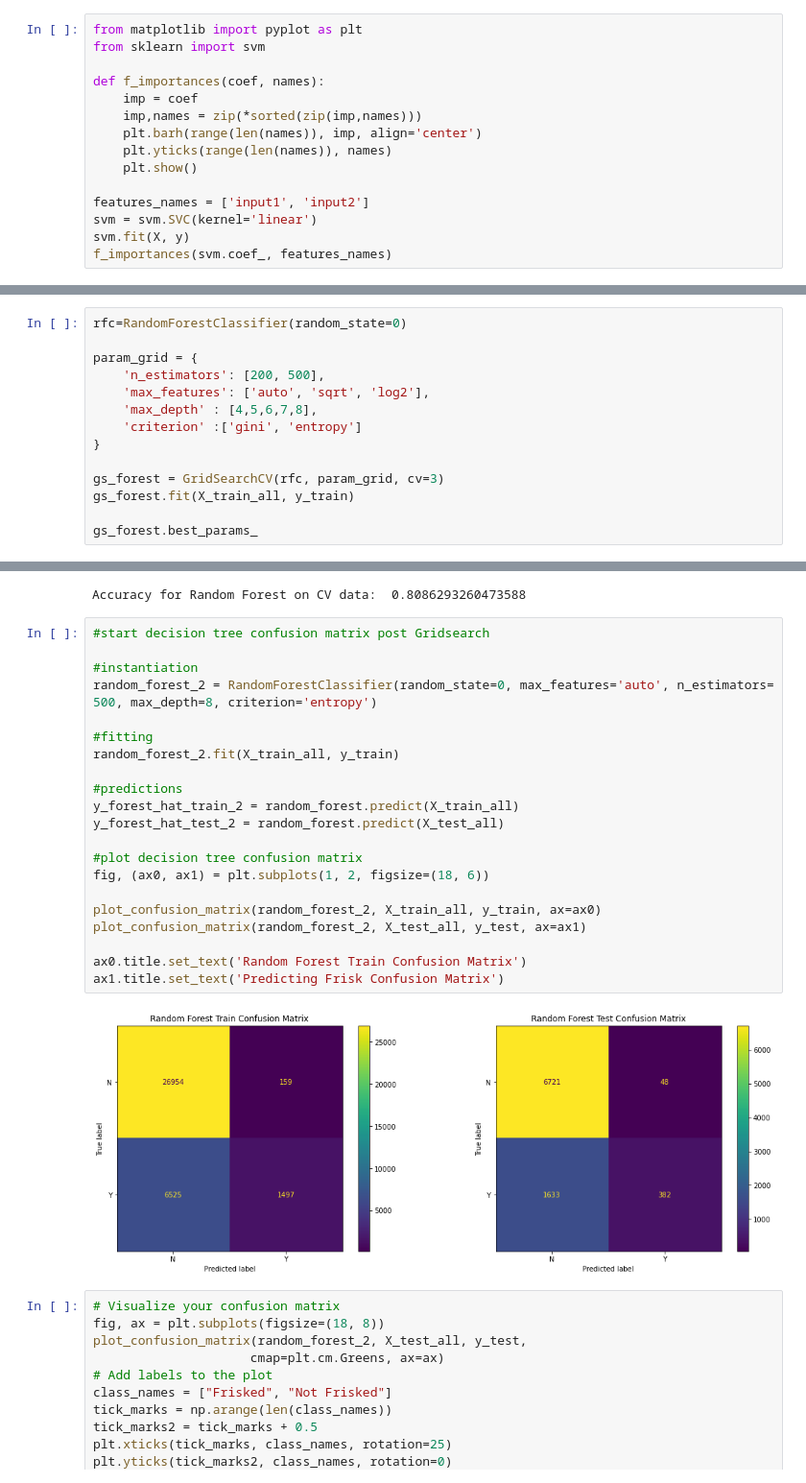
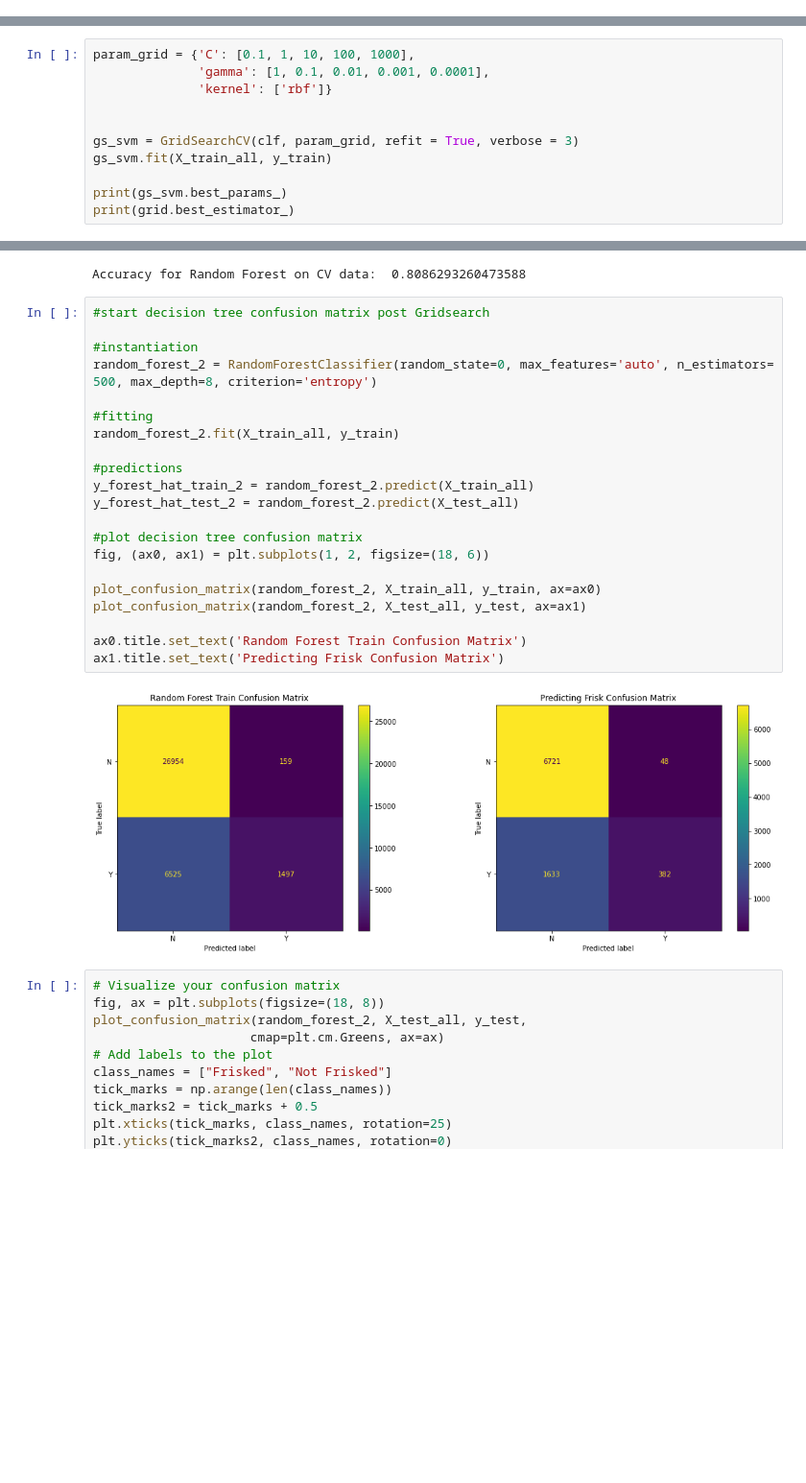
Before and after one commit to letruong711/Terry_Stop_Frisk, a Jupyter notebook: Modeling.ipynb, the cells around one changed output, grey strips where cells are left out. Shown at 96% size. Cells and saved outputs as stored; diff of their text form; blank space fills up the shorter version.

```diff
--- a/Modeling.ipynb
+++ b/Modeling.ipynb
@@ -288,15 +306,0 @@ AttributeError: module 'sklearn.svm' has no attribute 'coef_'
-# %%
-from matplotlib import pyplot as plt
-from sklearn import svm
-
-def f_importances(coef, names):
-    imp = coef
-    imp,names = zip(*sorted(zip(imp,names)))
-    plt.barh(range(len(names)), imp, align='center')
-    plt.yticks(range(len(names)), names)
-    plt.show()
-
-features_names = ['input1', 'input2']
-svm = svm.SVC(kernel='linear')
-svm.fit(X, y)
-f_importances(svm.coef_, features_names)
@@ -396,14 +325,0 @@ sns.displot(data=df, x='stop_resolution', hue='frisk', fill=True);
-# %%
-rfc=RandomForestClassifier(random_state=0)
-
-param_grid = {
-    'n_estimators': [200, 500],
-    'max_features': ['auto', 'sqrt', 'log2'],
-    'max_depth' : [4,5,6,7,8],
-    'criterion' :['gini', 'entropy']
-}
-
-gs_forest = GridSearchCV(rfc, param_grid, cv=3)
-gs_forest.fit(X_train_all, y_train)
-
-gs_forest.best_params_
@@ -415,3 +326,14 @@ gs_forest.best_params_
+# %%
+param_grid = {'C': [0.1, 1, 10, 100, 1000],
+              'gamma': [1, 0.1, 0.01, 0.001, 0.0001],
+              'kernel': ['rbf']}
+
+
+gs_svm = GridSearchCV(clf, param_grid, refit = True, verbose = 3)
+gs_svm.fit(X_train_all, y_train)
+
+print(gs_svm.best_params_)
+print(grid.best_estimator_)
 # %% [markdown]
 ### Running the function with GridSearch Recommendations
 # %%
@@ -447,26 +371,26 @@ Accuracy for Random Forest on CV data:  0.8086293260473588
 # %%
 #start decision tree confusion matrix post Gridsearch
 
 #instantiation
 random_forest_2 = RandomForestClassifier(random_state=0, max_features='auto', n_estimators= 500, max_depth=8, criterion='entropy')
 
 #fitting
 random_forest_2.fit(X_train_all, y_train)
 
 #predictions
-y_forest_hat_train_2 = random_forest.predict(X_train_all)
-y_forest_hat_test_2 = random_forest.predict(X_test_all)
+y_forest_hat_train_2 = random_forest_2.predict(X_train_all)
+y_forest_hat_test_2 = random_forest_2.predict(X_test_all)
 
 #plot decision tree confusion matrix
 fig, (ax0, ax1) = plt.subplots(1, 2, figsize=(18, 6))
 
 plot_confusion_matrix(random_forest_2, X_train_all, y_train, ax=ax0)
 plot_confusion_matrix(random_forest_2, X_test_all, y_test, ax=ax1)
 
 ax0.title.set_text('Random Forest Train Confusion Matrix')
 ax1.title.set_text('Predicting Frisk Confusion Matrix')
 # %% [output]
-[figure, old version]
+[figure, new version]
 # %%
 # Visualize your confusion matrix
 fig, ax = plt.subplots(figsize=(18, 8))
```
Also changed, not shown: parts of 25 cells of this notebook, 6 other files.
